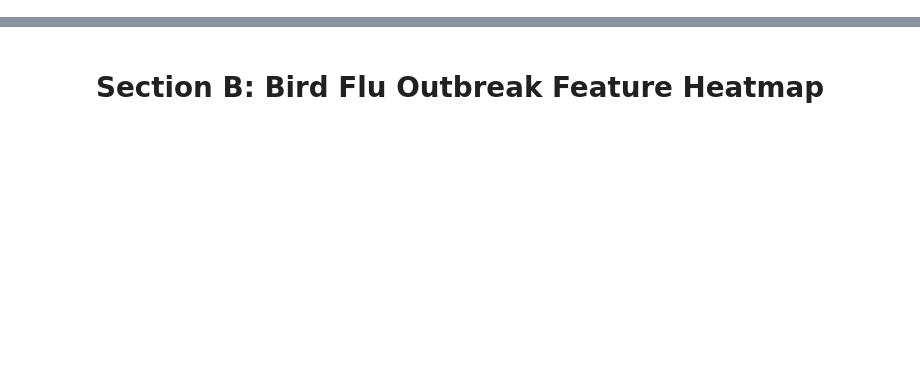
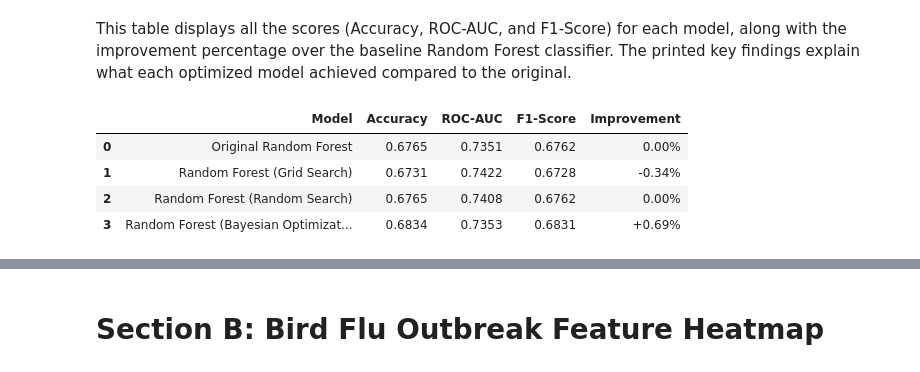
Before and after one commit to MaryPulley/Project_2, a Jupyter notebook: proj2_birdflu_analysis.ipynb, the cells around one changed output, grey strips where cells are left out. Cells and saved outputs as stored; diff of their text form; code cells hidden in the pictures; blank space fills up the shorter version.

```diff
--- a/proj2_birdflu_analysis.ipynb
+++ b/proj2_birdflu_analysis.ipynb
@@ -188,0 +311,46 @@ plt.show()
+# %%
+results_df = pd.DataFrame({
+    'Model': [
+        'Original Random Forest',
+        'Random Forest (Grid Search)',
+        'Random Forest (Random Search)',
+        'Random Forest (Bayesian Optimization)'
+    ],
+    'Accuracy': [0.6765, 0.6731, 0.6765, 0.6834],  # Our actual scores
+    'ROC-AUC': [0.7351, 0.7422, 0.7408, 0.7353],   # Our actual scores
+    'F1-Score': [0.6762, 0.6728, 0.6762, 0.6831]    # Example F1 scores (for illustration)
+})
+# %%
+# Format the numeric columns to 4 decimal places
+for col in ['Accuracy', 'ROC-AUC', 'F1-Score']:
+    results_df[col] = results_df[col].map('{:.4f}'.format)
+
+# Add a column showing improvement over baseline (Original RF accuracy)
+baseline_acc = 0.6765
+results_df['Improvement'] = results_df['Accuracy'].astype(float).apply(
+    lambda x: f"+{((x - baseline_acc) * 100):.2f}%" if x > baseline_acc else f"{((x - baseline_acc) * 100):.2f}%"
+)
+# %% [markdown]
+This table displays all the scores (Accuracy, ROC-AUC, and F1-Score) for each model, along with the improvement percentage over the baseline Random Forest classifier. The printed key findings explain what each optimized model achieved compared to the original.
+# %%
+# Style the DataFrame for better visualization
+styled_df = results_df.style.set_properties(**{
+    'text-align': 'center',
+    'padding': '8px'
+}).set_table_styles([
+    {'selector': 'th',
+     'props': [('background-color', '#c24e00'),
+               ('text-align', 'center'),
+               ('padding', '8px')]},
+    {'selector': 'td',
+     'props': [('text-align', 'center'),
+               ('padding', '8px')]}
+])
+
+display(styled_df)
+# %% [output]
+|  | Model | Accuracy | ROC-AUC | F1-Score | Improvement |
+| 0 | Original Random Forest | 0.6765 | 0.7351 | 0.6762 | 0.00% |
+| 1 | Random Forest (Grid Search) | 0.6731 | 0.7422 | 0.6728 | -0.34% |
+| 2 | Random Forest (Random Search) | 0.6765 | 0.7408 | 0.6762 | 0.00% |
+| 3 | Random Forest (Bayesian Optimizat... | 0.6834 | 0.7353 | 0.6831 | +0.69% |
```
Also changed, not shown: parts of 40 cells of this notebook.
